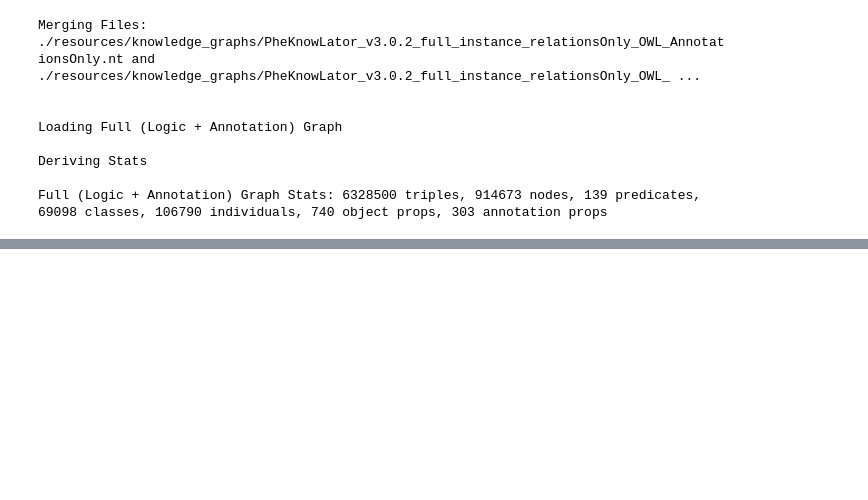
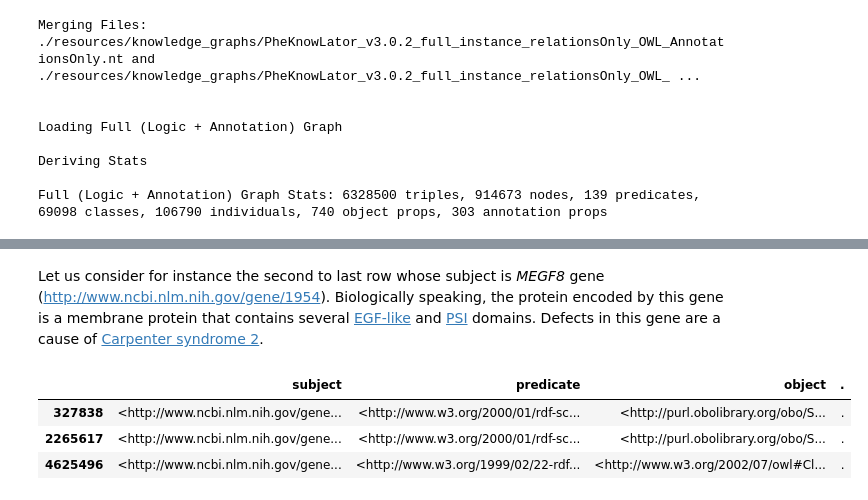
Before and after one commit to emanuelecavalleri/testRNA-KG, a Jupyter notebook: main.ipynb, the cells around one changed output, grey strips where cells are left out. Saved outputs shown, nothing was run; the diff lists cells and outputs as text; code cells hidden in the pictures; blank space fills up the shorter version.

```diff
--- a/main.ipynb
+++ b/main.ipynb
@@ -402,0 +412,10 @@ Full (Logic + Annotation) Graph Stats: 6328500 triples, 914673 nodes, 139 predic
+# %% [markdown]
+Let us consider for instance the second to last row whose subject is *MEGF8* gene (http://www.ncbi.nlm.nih.gov/gene/1954). Biologically speaking, the protein encoded by this gene is a membrane protein that contains several [EGF-like](https://www.uniprot.org/keywords/KW-0245) and [PSI](https://www.ebi.ac.uk/interpro/entry/InterPro/IPR016201/) domains. Defects in this gene are a cause of [Carpenter syndrome 2](https://www.ncbi.nlm.nih.gov/medgen/905199).
+# %%
+test_1954 = data[data['subject'].str.contains("gene/1954")]
+test_1954
+# %% [output]
+|  | subject | predicate | object | . |
+| 327838 | <http://www.ncbi.nlm.nih.gov/gene... | <http://www.w3.org/2000/01/rdf-sc... | <http://purl.obolibrary.org/obo/S... | . |
+| 2265617 | <http://www.ncbi.nlm.nih.gov/gene... | <http://www.w3.org/2000/01/rdf-sc... | <http://purl.obolibrary.org/obo/S... | . |
+| 4625496 | <http://www.ncbi.nlm.nih.gov/gene... | <http://www.w3.org/1999/02/22-rdf... | <http://www.w3.org/2002/07/owl#Cl... | . |
```
Also changed, not shown: parts of 27 cells of this notebook.
